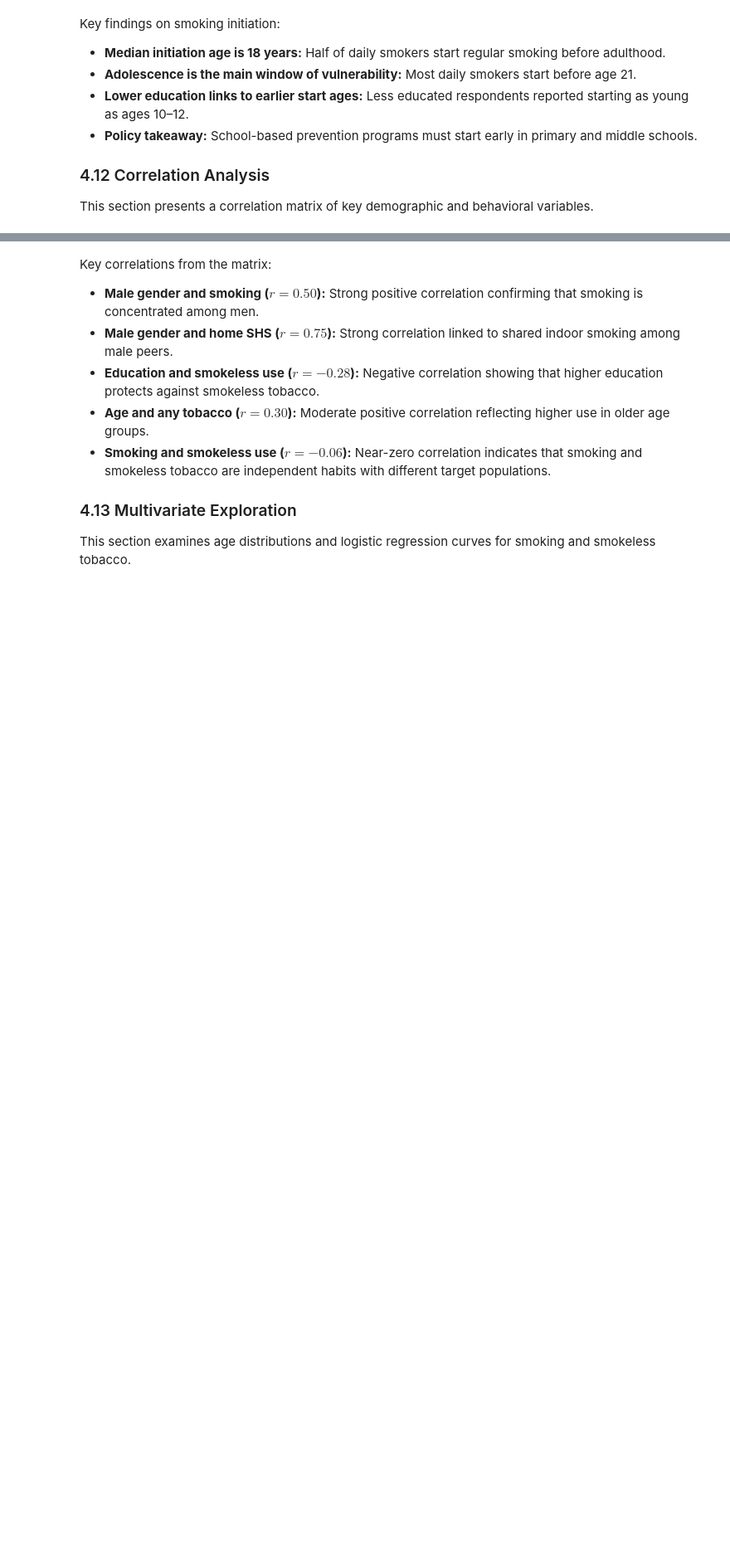
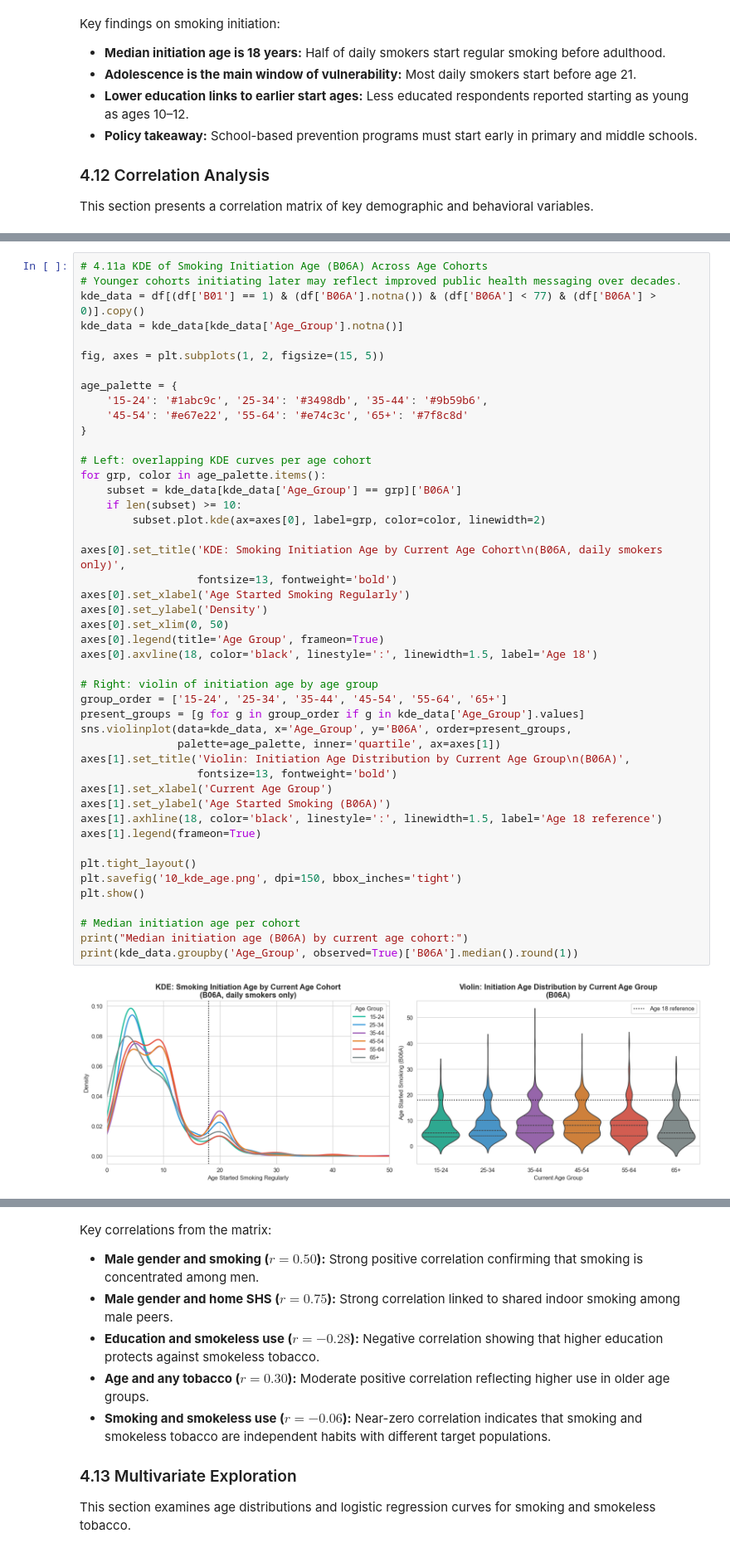
Before and after one commit to sowmiksudo/GATS-2017-Bangladesh-Microdata-Analysis, a Jupyter notebook: GATS_2017_Bangladesh_Analysis.ipynb, the cells around one changed output, grey strips where cells are left out. Shown at 83% size. Saved outputs shown, nothing was run; the diff lists cells and outputs as text; blank space fills up the shorter version.

```diff
--- a/GATS_2017_Bangladesh_Analysis.ipynb
+++ b/GATS_2017_Bangladesh_Analysis.ipynb
@@ -811,0 +897,48 @@ This section presents a correlation matrix of key demographic and behavioral var
+# %%
+# 4.11a KDE of Smoking Initiation Age (B06A) Across Age Cohorts
+# Younger cohorts initiating later may reflect improved public health messaging over decades.
+kde_data = df[(df['B01'] == 1) & (df['B06A'].notna()) & (df['B06A'] < 77) & (df['B06A'] > 0)].copy()
+kde_data = kde_data[kde_data['Age_Group'].notna()]
+
+fig, axes = plt.subplots(1, 2, figsize=(15, 5))
+
+age_palette = {
+    '15-24': '#1abc9c', '25-34': '#3498db', '35-44': '#9b59b6',
+    '45-54': '#e67e22', '55-64': '#e74c3c', '65+': '#7f8c8d'
+}
+
+# Left: overlapping KDE curves per age cohort
+for grp, color in age_palette.items():
+    subset = kde_data[kde_data['Age_Group'] == grp]['B06A']
+    if len(subset) >= 10:
+        subset.plot.kde(ax=axes[0], label=grp, color=color, linewidth=2)
+
+axes[0].set_title('KDE: Smoking Initiation Age by Current Age Cohort\n(B06A, daily smokers only)',
+                  fontsize=13, fontweight='bold')
+axes[0].set_xlabel('Age Started Smoking Regularly')
+axes[0].set_ylabel('Density')
+axes[0].set_xlim(0, 50)
+axes[0].legend(title='Age Group', frameon=True)
+axes[0].axvline(18, color='black', linestyle=':', linewidth=1.5, label='Age 18')
+
+# Right: violin of initiation age by age group
+group_order = ['15-24', '25-34', '35-44', '45-54', '55-64', '65+']
+present_groups = [g for g in group_order if g in kde_data['Age_Group'].values]
+sns.violinplot(data=kde_data, x='Age_Group', y='B06A', order=present_groups,
+               palette=age_palette, inner='quartile', ax=axes[1])
+axes[1].set_title('Violin: Initiation Age Distribution by Current Age Group\n(B06A)',
+                  fontsize=13, fontweight='bold')
+axes[1].set_xlabel('Current Age Group')
+axes[1].set_ylabel('Age Started Smoking (B06A)')
+axes[1].axhline(18, color='black', linestyle=':', linewidth=1.5, label='Age 18 reference')
+axes[1].legend(frameon=True)
+
+plt.tight_layout()
+plt.savefig('10_kde_age.png', dpi=150, bbox_inches='tight')
+plt.show()
+
+# Median initiation age per cohort
+print("Median initiation age (B06A) by current age cohort:")
+print(kde_data.groupby('Age_Group', observed=True)['B06A'].median().round(1))
+# %% [output]
+[figure, added]
```
Also changed, not shown: parts of 11 cells of this notebook, 19 other files.
